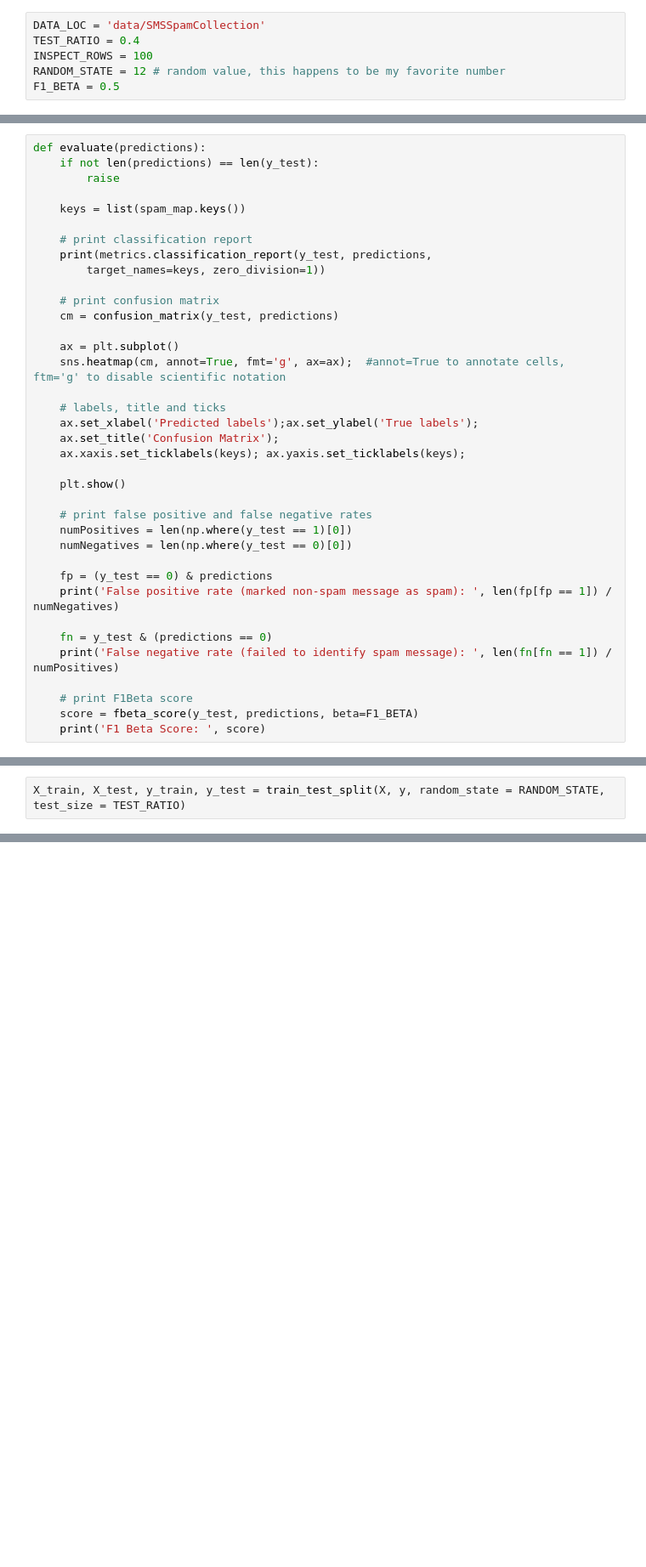
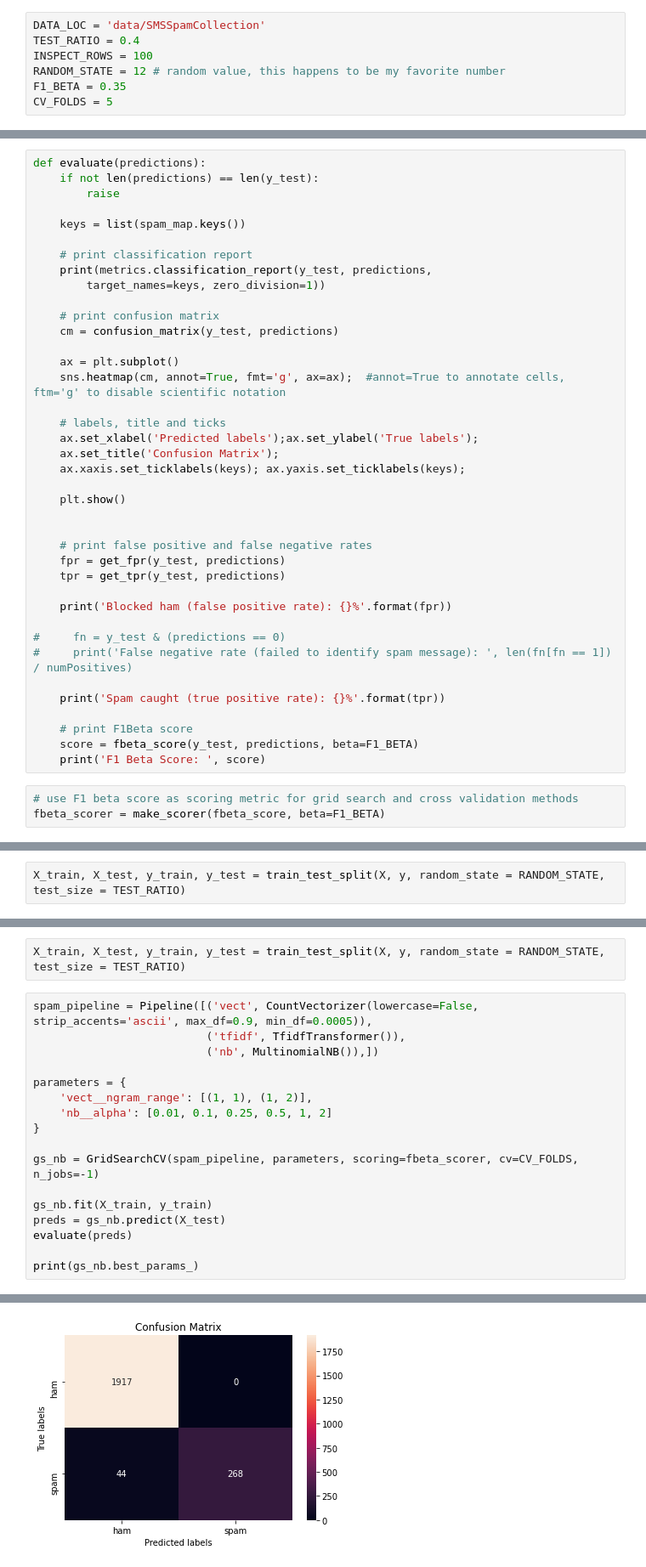
Before and after one commit to bengruher/SMS-Spam-Detection, a Jupyter notebook: sms-spam-detection.ipynb, the cells around one changed output, grey strips where cells are left out. Shown: that part at 85% size. Cells and saved outputs as stored; diff of their text form; blank space fills up the shorter version.

Commit message:
Added MultiNomial NB modeling, optimization, and cross-validation

```diff
--- a/sms-spam-detection.ipynb
+++ b/sms-spam-detection.ipynb
@@ -51,7 +64,8 @@ DATA_LOC = 'data/SMSSpamCollection'
 TEST_RATIO = 0.4
 INSPECT_ROWS = 100
 RANDOM_STATE = 12 # random value, this happens to be my favorite number
-F1_BETA = 0.5
+F1_BETA = 0.35
+CV_FOLDS = 5
 # %% [markdown]
 ## Read data
 # %%
@@ -529,19 +589,24 @@ def evaluate(predictions):
 
     plt.show()
 
+
     # print false positive and false negative rates
-    numPositives = len(np.where(y_test == 1)[0])
-    numNegatives = len(np.where(y_test == 0)[0])
+    fpr = get_fpr(y_test, predictions)
+    tpr = get_tpr(y_test, predictions)
 
-    fp = (y_test == 0) & predictions
-    print('False positive rate (marked non-spam message as spam): ', len(fp[fp == 1]) / numNegatives)
+    print('Blocked ham (false positive rate): {}%'.format(fpr))
 
-    fn = y_test & (predictions == 0)
-    print('False negative rate (failed to identify spam message): ', len(fn[fn == 1]) / numPositives)
+#     fn = y_test & (predictions == 0)
+#     print('False negative rate (failed to identify spam message): ', len(fn[fn == 1]) / numPositives)
+
+    print('Spam caught (true positive rate): {}%'.format(tpr))
 
     # print F1Beta score
     score = fbeta_score(y_test, predictions, beta=F1_BETA)
     print('F1 Beta Score: ', score)
+# %%
+# use F1 beta score as scoring metric for grid search and cross validation methods
+fbeta_scorer = make_scorer(fbeta_score, beta=F1_BETA)
 # %% [markdown]
 ## Creating a baseline model
 # %% [markdown]
@@ -613,0 +702,20 @@ spam_pipeline = Pipeline([('vect', CountVectorizer()),
+# %%
+X_train, X_test, y_train, y_test = train_test_split(X, y, random_state = RANDOM_STATE, test_size = TEST_RATIO)
+# %%
+spam_pipeline = Pipeline([('vect', CountVectorizer(lowercase=False, strip_accents='ascii', max_df=0.9, min_df=0.0005)),
+                          ('tfidf', TfidfTransformer()),
+                          ('nb', MultinomialNB()),])
+
+parameters = {
+    'vect__ngram_range': [(1, 1), (1, 2)],
+    'nb__alpha': [0.01, 0.1, 0.25, 0.5, 1, 2]
+}
+
+gs_nb = GridSearchCV(spam_pipeline, parameters, scoring=fbeta_scorer, cv=CV_FOLDS, n_jobs=-1)
+
+gs_nb.fit(X_train, y_train)
+preds = gs_nb.predict(X_test)
+evaluate(preds)
+
+print(gs_nb.best_params_)
+# %% [output]
@@ -613,0 +730 @@ spam_pipeline = Pipeline([('vect', CountVectorizer()),
+[figure, added]
```
Also changed, not shown: parts of 31 cells of this notebook.
